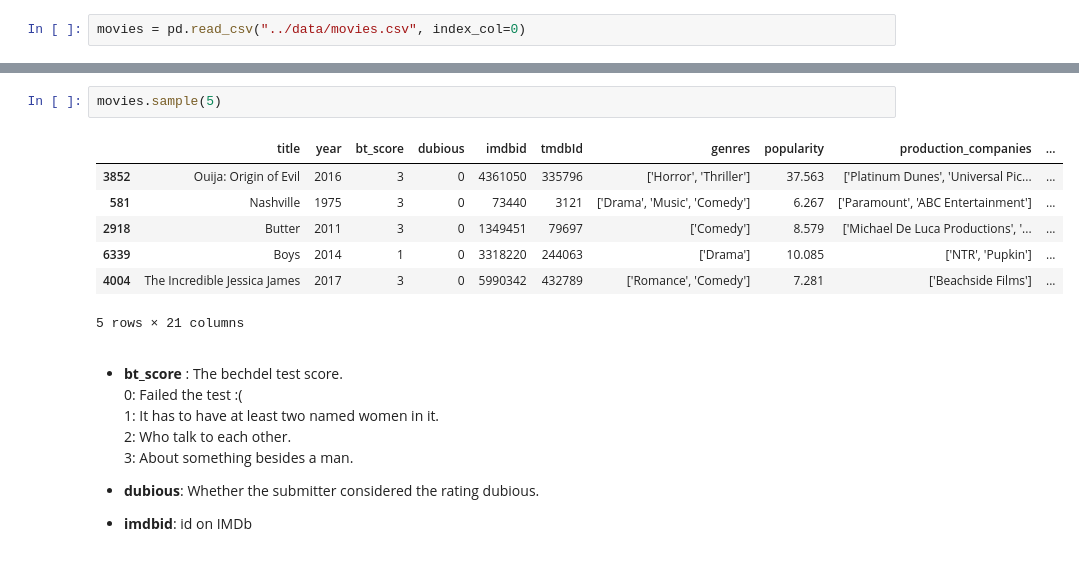
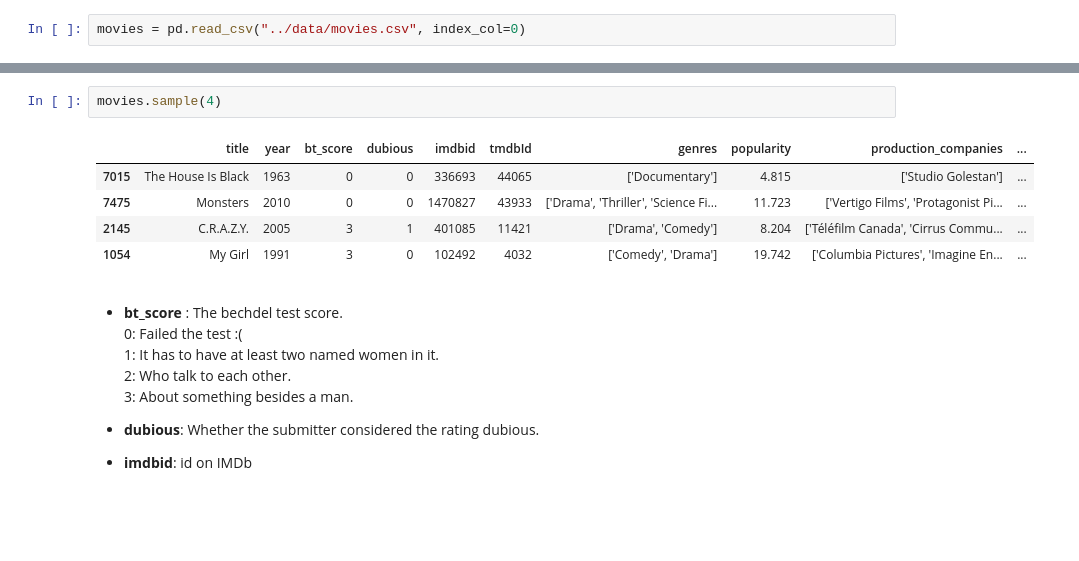
Before and after one commit to luciaaguzzoni/Bechdel-Test-Data-Analysis, a Jupyter notebook: notebook/3. exploring.ipynb, the cells around one changed output, grey strips where cells are left out. Saved outputs shown, nothing was run; the diff lists cells and outputs as text; blank space fills up the shorter version.

```diff
--- a/notebook/3. exploring.ipynb
+++ b/notebook/3. exploring.ipynb
@@ -38,15 +36,13 @@ Data columns (total 21 columns):
 dtypes: float64(7), int64(5), object(9)
 memory usage: 1.2+ MB
 # %%
-movies.sample(5)
+movies.sample(4)
 # %% [output]
 |  | title | year | bt_score | dubious | imdbid | tmdbId | genres | popularity | production_companies | ... |
-| 3852 | Ouija: Origin of Evil | 2016 | 3 | 0 | 4361050 | 335796 | ['Horror', 'Thriller'] | 37.563 | ['Platinum Dunes', 'Universal Pic... | ... |
-| 581 | Nashville | 1975 | 3 | 0 | 73440 | 3121 | ['Drama', 'Music', 'Comedy'] | 6.267 | ['Paramount', 'ABC Entertainment'] | ... |
-| 2918 | Butter | 2011 | 3 | 0 | 1349451 | 79697 | ['Comedy'] | 8.579 | ['Michael De Luca Productions', '... | ... |
-| 6339 | Boys | 2014 | 1 | 0 | 3318220 | 244063 | ['Drama'] | 10.085 | ['NTR', 'Pupkin'] | ... |
-| 4004 | The Incredible Jessica James | 2017 | 3 | 0 | 5990342 | 432789 | ['Romance', 'Comedy'] | 7.281 | ['Beachside Films'] | ... |
+| 7015 | The House Is Black | 1963 | 0 | 0 | 336693 | 44065 | ['Documentary'] | 4.815 | ['Studio Golestan'] | ... |
+| 7475 | Monsters | 2010 | 0 | 0 | 1470827 | 43933 | ['Drama', 'Thriller', 'Science Fi... | 11.723 | ['Vertigo Films', 'Protagonist Pi... | ... |
+| 2145 | C.R.A.Z.Y. | 2005 | 3 | 1 | 401085 | 11421 | ['Drama', 'Comedy'] | 8.204 | ['Téléfilm Canada', 'Cirrus Commu... | ... |
+| 1054 | My Girl | 1991 | 3 | 0 | 102492 | 4032 | ['Comedy', 'Drama'] | 19.742 | ['Columbia Pictures', 'Imagine En... | ... |
-5 rows × 21 columns
 # %% [markdown]
 - **bt_score** : The bechdel test score. <br>
     0: Failed the test :( <br>
```
Also changed, not shown: parts of 17 cells of this notebook, 9 other files.
